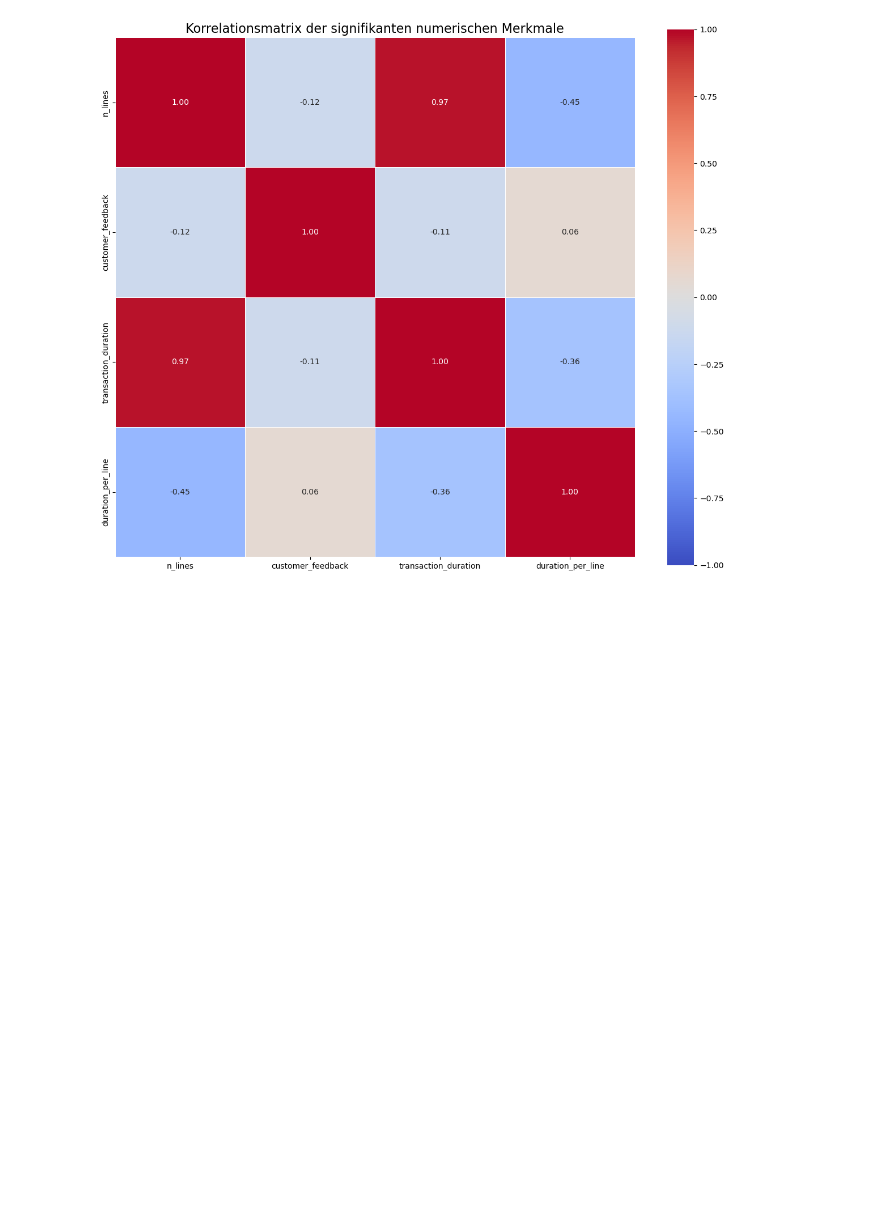
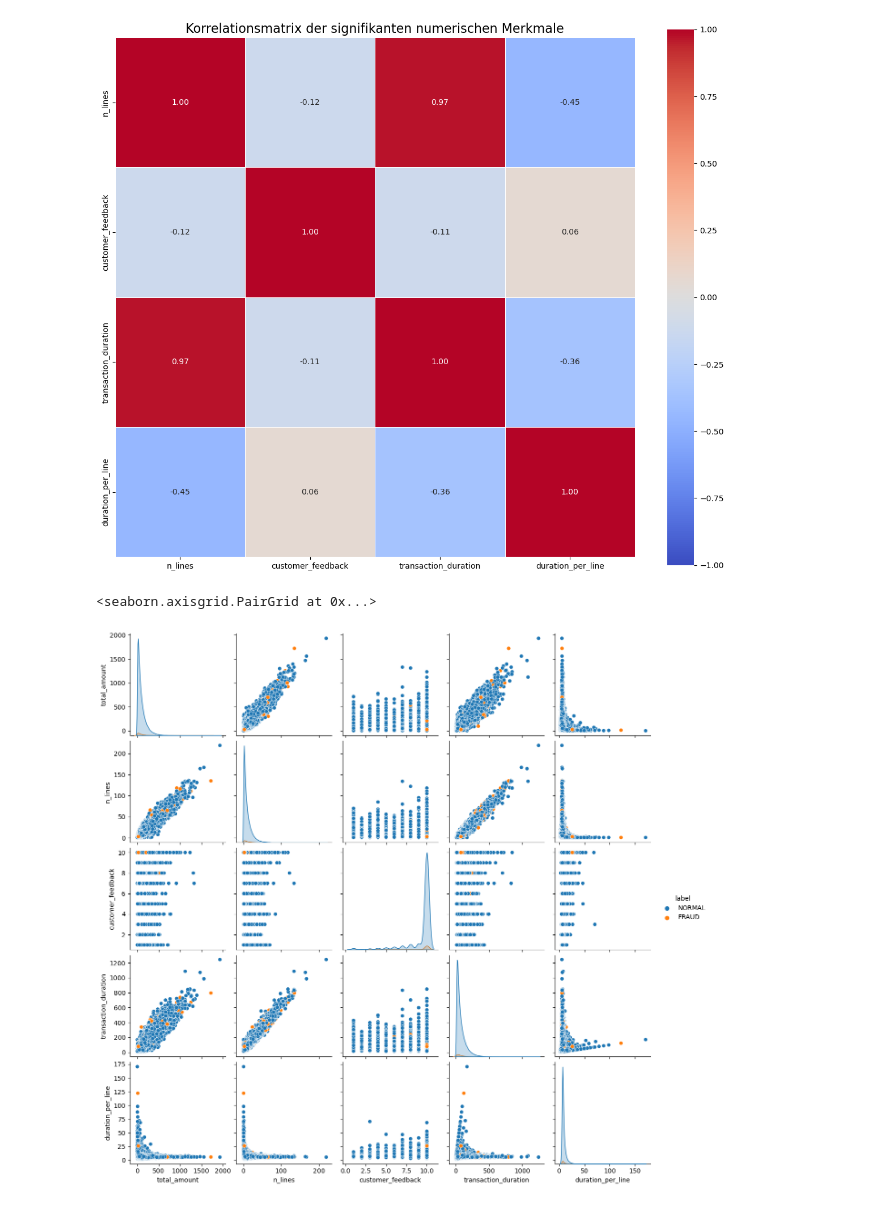
Before and after one commit to zurdavid/projektpraktikum-datascience, a Jupyter notebook: Exploration_transactions.ipynb, the cells around one changed output. Cells and saved outputs as stored; diff of their text form; code cells hidden in the pictures; blank space fills up the shorter version.

```diff
--- a/Exploration_transactions.ipynb
+++ b/Exploration_transactions.ipynb
@@ -19,6 +19,7 @@ transactions = pd.read_parquet("transactions_train_3.parquet")
 # Feature Engineering: Transaktionsdauer, Startzeitund Dauer pro Artikel
 transactions['transaction_duration'] = (transactions['transaction_end'] - transactions['transaction_start']).dt.total_seconds()
 transactions['hour_of_day'] = transactions['transaction_start'].dt.hour
+transactions['weekday'] = transactions['transaction_start'].dt.day_name()
 transactions["duration_per_line"] = (transactions['transaction_duration'] / transactions["n_lines"])
 
 # -------------------------------------
@@ -26,7 +27,7 @@ transactions["duration_per_line"] = (transactions['transaction_duration'] / tran
 # -------------------------------------
 
 numerical_columns = ['total_amount', 'n_lines', 'customer_feedback', 'transaction_duration',"duration_per_line"]
-categorical_columns = ['cash_desk', 'payment_medium', 'store_id','hour_of_day']
+categorical_columns = ['cash_desk', 'payment_medium', 'store_id','hour_of_day','weekday']
 
 
 # -------------------------------------
@@ -285,3 +301,8 @@ plt.tight_layout()
 plt.show()
 # %% [output]
 [figure]
+# %%
+sns.pairplot(labeled[numerical_columns + ['label']], hue="label")
+# %% [output]
+<seaborn.axisgrid.PairGrid at 0x...>
+[figure, added]
```
Also changed, not shown: parts of 3 cells of this notebook.
